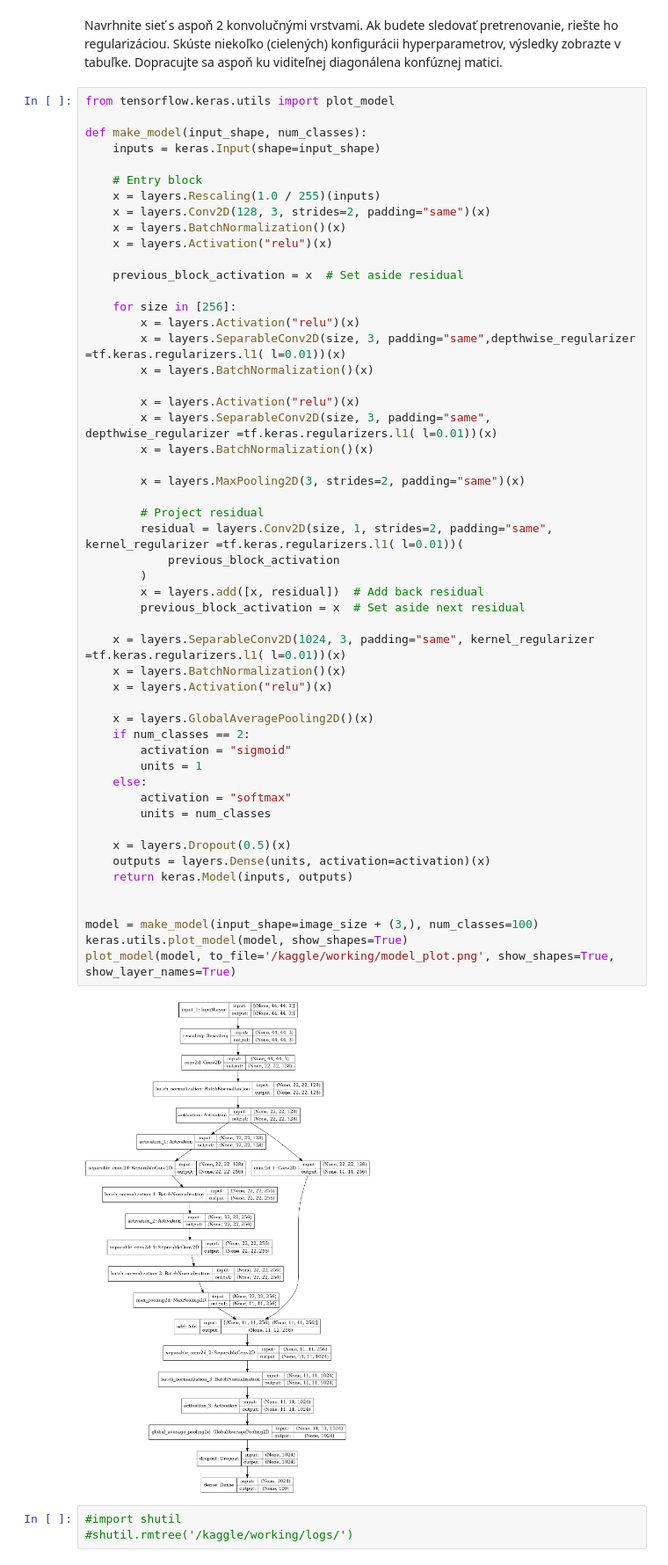
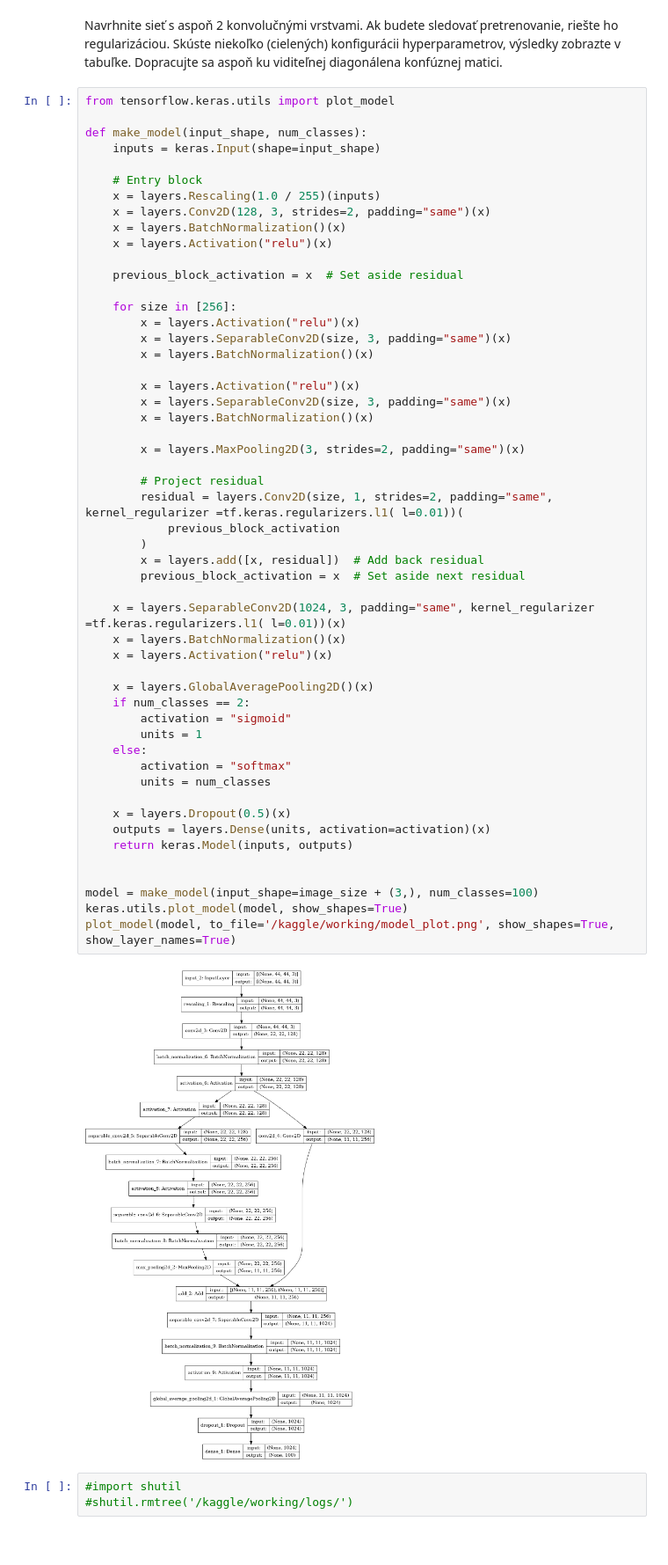
Before and after one commit to micudaroman/image-classification-sports, a Jupyter notebook: image-classification-sport.ipynb, the cells around one changed output. Shown: that part at 88% size. Cells and saved outputs as stored; diff of their text form; blank space fills up the shorter version.

```diff
--- a/image-classification-sport.ipynb
+++ b/image-classification-sport.ipynb
@@ -335,44 +337,44 @@ def make_model(input_shape, num_classes):
 
     for size in [256]:
         x = layers.Activation("relu")(x)
-        x = layers.SeparableConv2D(size, 3, padding="same",depthwise_regularizer =tf.keras.regularizers.l1( l=0.01))(x)
+        x = layers.SeparableConv2D(size, 3, padding="same")(x)
         x = layers.BatchNormalization()(x)
 
         x = layers.Activation("relu")(x)
-        x = layers.SeparableConv2D(size, 3, padding="same", depthwise_regularizer =tf.keras.regularizers.l1( l=0.01))(x)
+        x = layers.SeparableConv2D(size, 3, padding="same")(x)
         x = layers.BatchNormalization()(x)
 
         x = layers.MaxPooling2D(3, strides=2, padding="same")(x)
 
         # Project residual
         residual = layers.Conv2D(size, 1, strides=2, padding="same", kernel_regularizer =tf.keras.regularizers.l1( l=0.01))(
             previous_block_activation
         )
         x = layers.add([x, residual])  # Add back residual
         previous_block_activation = x  # Set aside next residual
 
     x = layers.SeparableConv2D(1024, 3, padding="same", kernel_regularizer =tf.keras.regularizers.l1( l=0.01))(x)
     x = layers.BatchNormalization()(x)
     x = layers.Activation("relu")(x)
 
     x = layers.GlobalAveragePooling2D()(x)
     if num_classes == 2:
         activation = "sigmoid"
         units = 1
     else:
         activation = "softmax"
         units = num_classes
 
     x = layers.Dropout(0.5)(x)
     outputs = layers.Dense(units, activation=activation)(x)
     return keras.Model(inputs, outputs)
 
 
 model = make_model(input_shape=image_size + (3,), num_classes=100)
 keras.utils.plot_model(model, show_shapes=True)
 plot_model(model, to_file='/kaggle/working/model_plot.png', show_shapes=True, show_layer_names=True)
 # %% [output]
-[figure, old version]
+[figure, new version]
 # %%
 #import shutil
 #shutil.rmtree('/kaggle/working/logs/')
```
Also changed, not shown: parts of 15 cells of this notebook.
